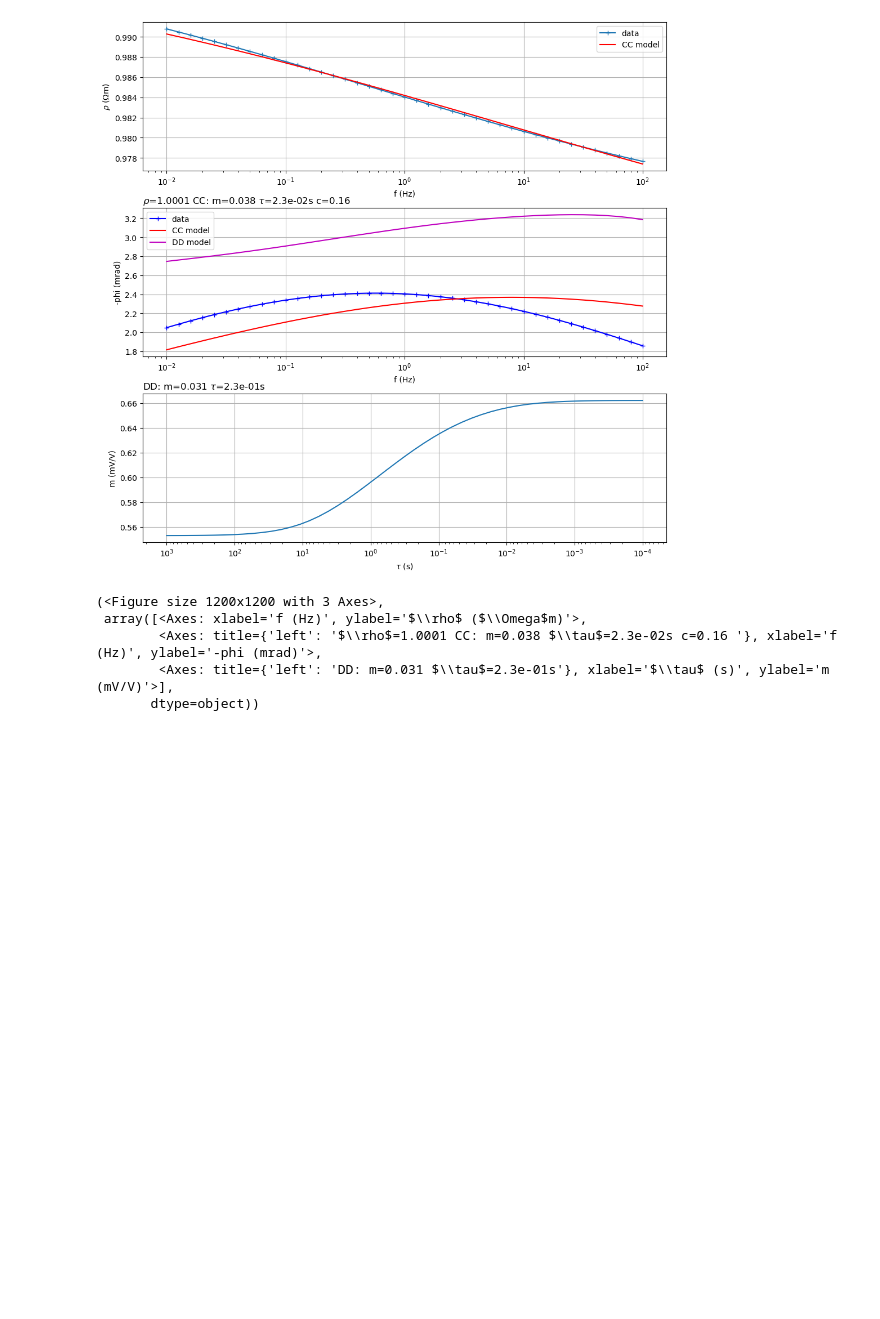
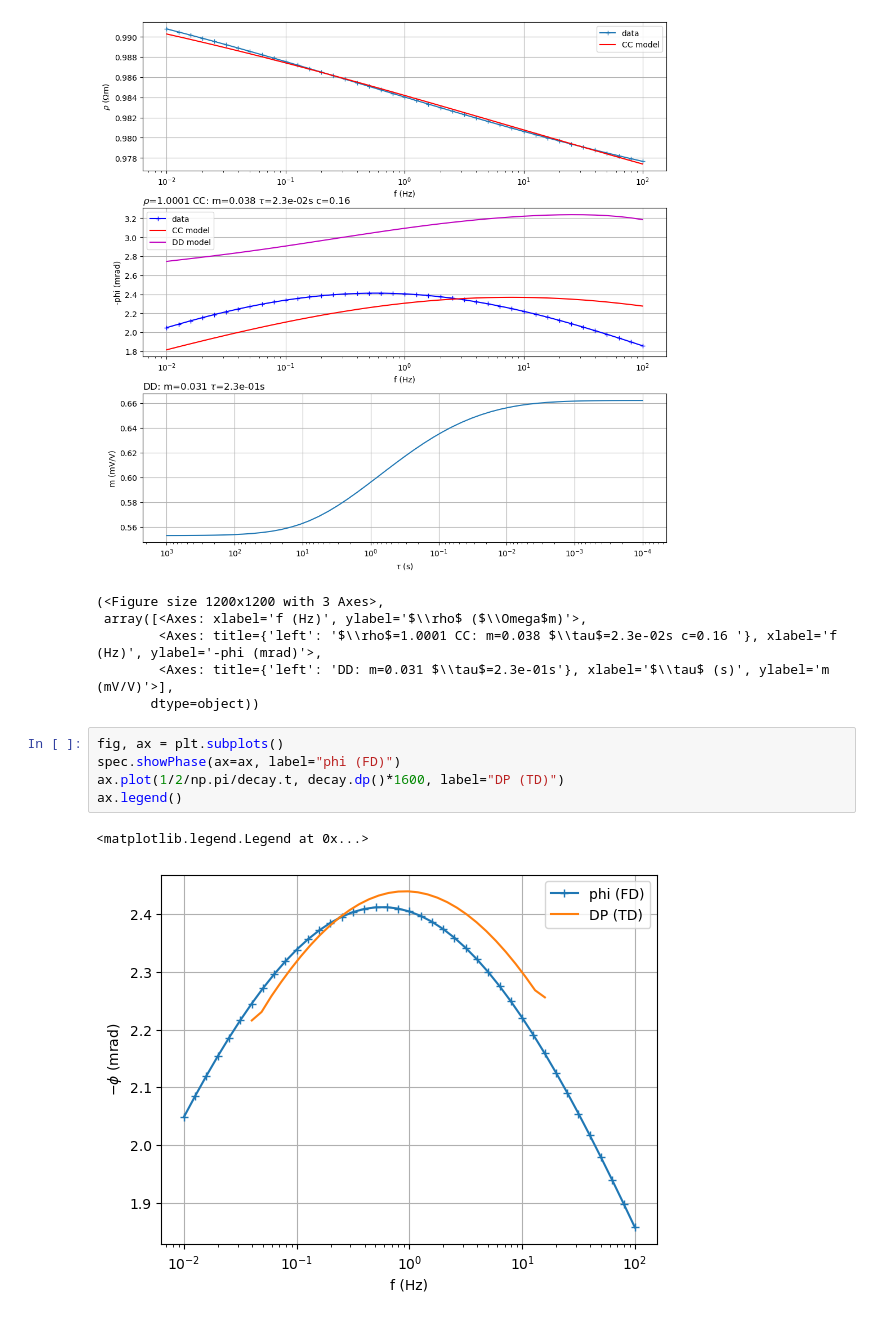
Before and after one commit to halbmy/pyGIMLi-workshop, a Jupyter notebook: 7_TDFD/testTDFDspec.ipynb, the cells around one changed output. Drawn from its saved outputs; the diff is of its cells as text; blank space fills up the shorter version.

```diff
--- a/7_TDFD/testTDFDspec.ipynb
+++ b/7_TDFD/testTDFDspec.ipynb
@@ -67,3 +67,11 @@ spec.showAll()
         <Axes: title={'left': '$\\rho$=1.0001 CC: m=0.038 $\\tau$=2.3e-02s c=0.16 '}, xlabel='f (Hz)', ylabel='-phi (mrad)'>,
         <Axes: title={'left': 'DD: m=0.031 $\\tau$=2.3e-01s'}, xlabel='$\\tau$ (s)', ylabel='m (mV/V)'>],
        dtype=object))
+# %%
+fig, ax = plt.subplots()
+spec.showPhase(ax=ax, label="phi (FD)")
+ax.plot(1/2/np.pi/decay.t, decay.dp()*1600, label="DP (TD)")
+ax.legend()
+# %% [output]
+<matplotlib.legend.Legend at 0x...>
+[figure, added]
```
Also changed, not shown: parts of 4 cells of this notebook, 2 other files.
